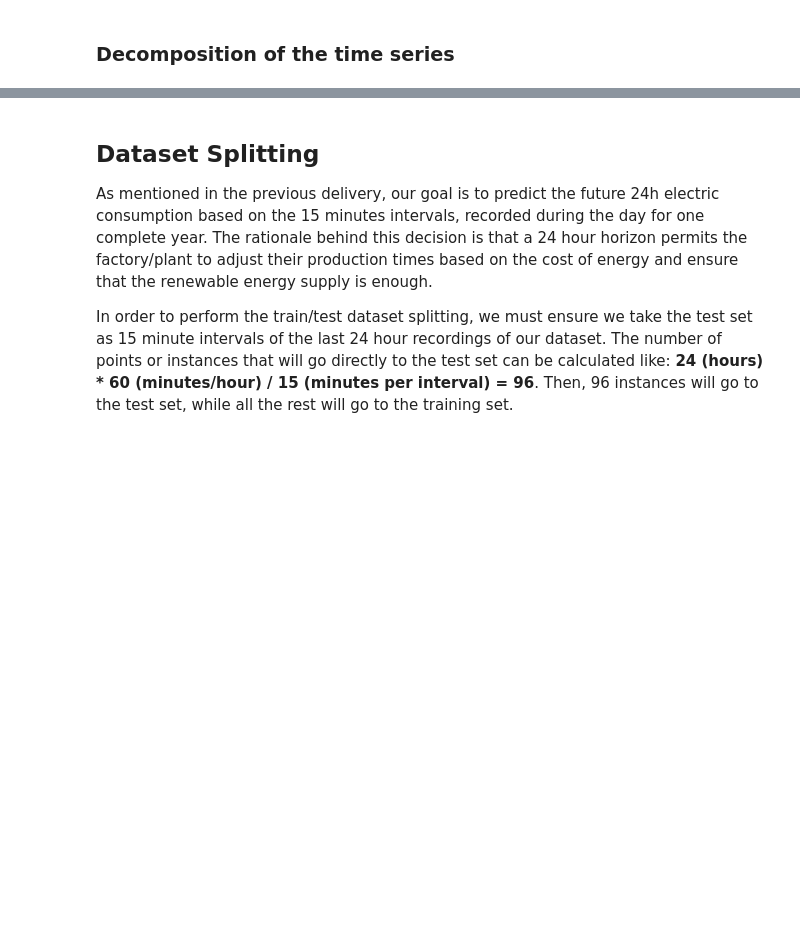
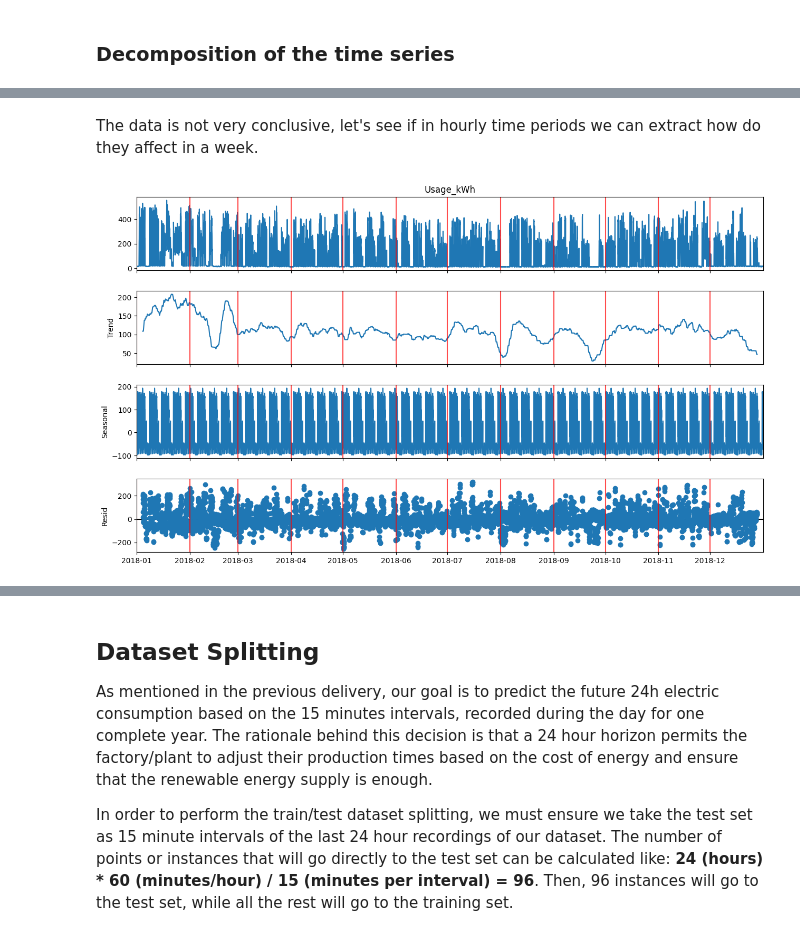
Before and after one commit to DiegoLopezAroca/Multivariate-Time-Series-Forecasting-of-Energy-Consumption-in-the-Steel-Industry, a Jupyter notebook: Advanced_ML_D2_2.ipynb, the cells around one changed output, grey strips where cells are left out. Cells and saved outputs as stored; diff of their text form; code cells hidden in the pictures; blank space fills up the shorter version.

```diff
--- a/Advanced_ML_D2_2.ipynb
+++ b/Advanced_ML_D2_2.ipynb
@@ -120,0 +191,6 @@ plt.subplot(411)
+# %% [markdown]
+The data is not very conclusive, let's see if in hourly time periods we can extract how do they affect in a week.
+# %%
+decomposing(df_hourly, 168)
+# %% [output]
+[figure, added]
```
Also changed, not shown: parts of 22 cells of this notebook, 1 other file.
